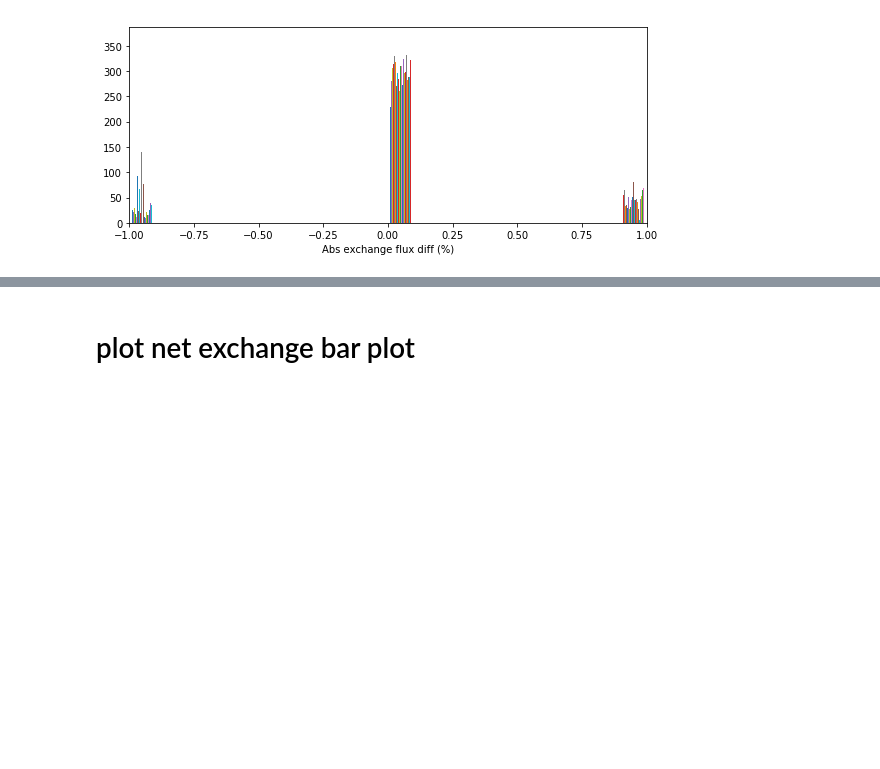
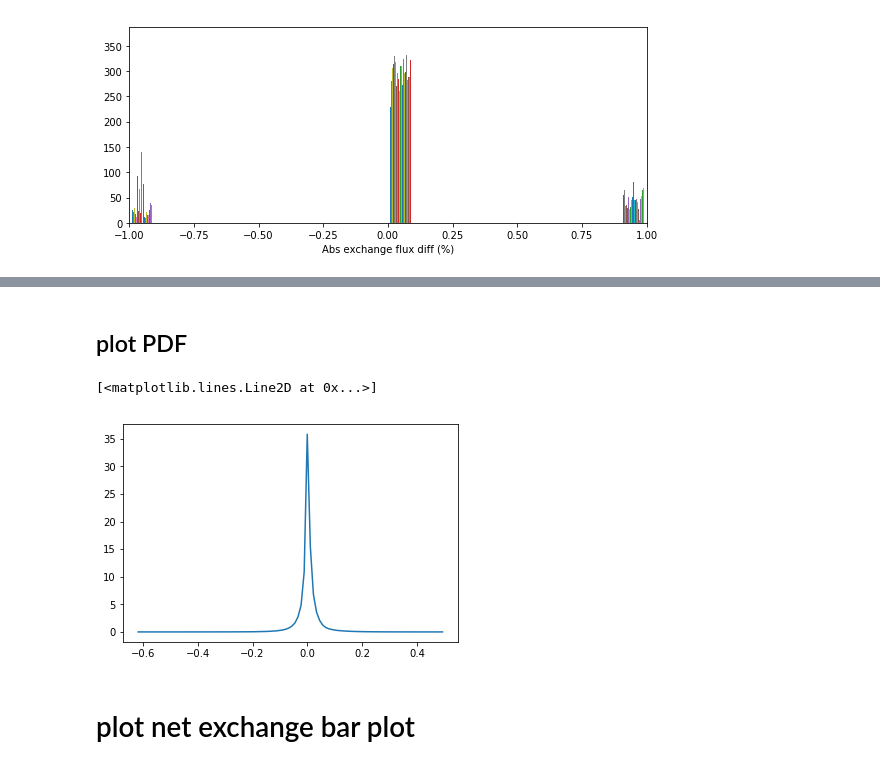
Before and after one commit to pinshuai/HFR-flow, a Jupyter notebook: NERSC-plot_flux_from_massBalance.ipynb, the cells around one changed output, grey strips where cells are left out. Drawn from its saved outputs; the diff is of its cells as text; code cells hidden in the pictures; blank space fills up the shorter version.

```diff
--- a/NERSC-plot_flux_from_massBalance.ipynb
+++ b/NERSC-plot_flux_from_massBalance.ipynb
@@ -635,8 +636,8 @@ plt.close(fig)
 ## plot net flux difference between 6h and 1w bc
 # %%
 # flux_array_1w = flux_array[::20] # 1-w bc simulation has 6h output freq. and 6-h bc has 120 h output freq.
-flux_array_6h = flux_array
-flux_array_1w = flux_array_2
+flux_array_6h = flux_array_2
+flux_array_1w = flux_array
 # %% [markdown]
 ### use abs flux
 # %%
@@ -866,6 +867,19 @@ fig.set_size_inches(10, 4)
 fname = fig_finger_flux_diff + 'hist.png'
 fig.savefig(fname, dpi=300)
 plt.close(fig)
+# %% [markdown]
+## plot PDF
+# %%
+
+# this create the kernel, given an array it will estimate the probability over that values
+kde = gaussian_kde( -flux_array_6h.flatten() )
+# these are the values over wich your kernel will be evaluated
+dist_space = np.linspace( np.nanmin(-flux_array_6h), np.nanmax(-flux_array_6h), 100 )
+# plot the results
+plt.plot( dist_space, kde(dist_space) )
+# %% [output]
+[<matplotlib.lines.Line2D at 0x...>]
+[figure, added]
 # %% [markdown]
 # plot net exchange bar plot
 # %%
```
Also changed, not shown: parts of 6 cells of this notebook.
